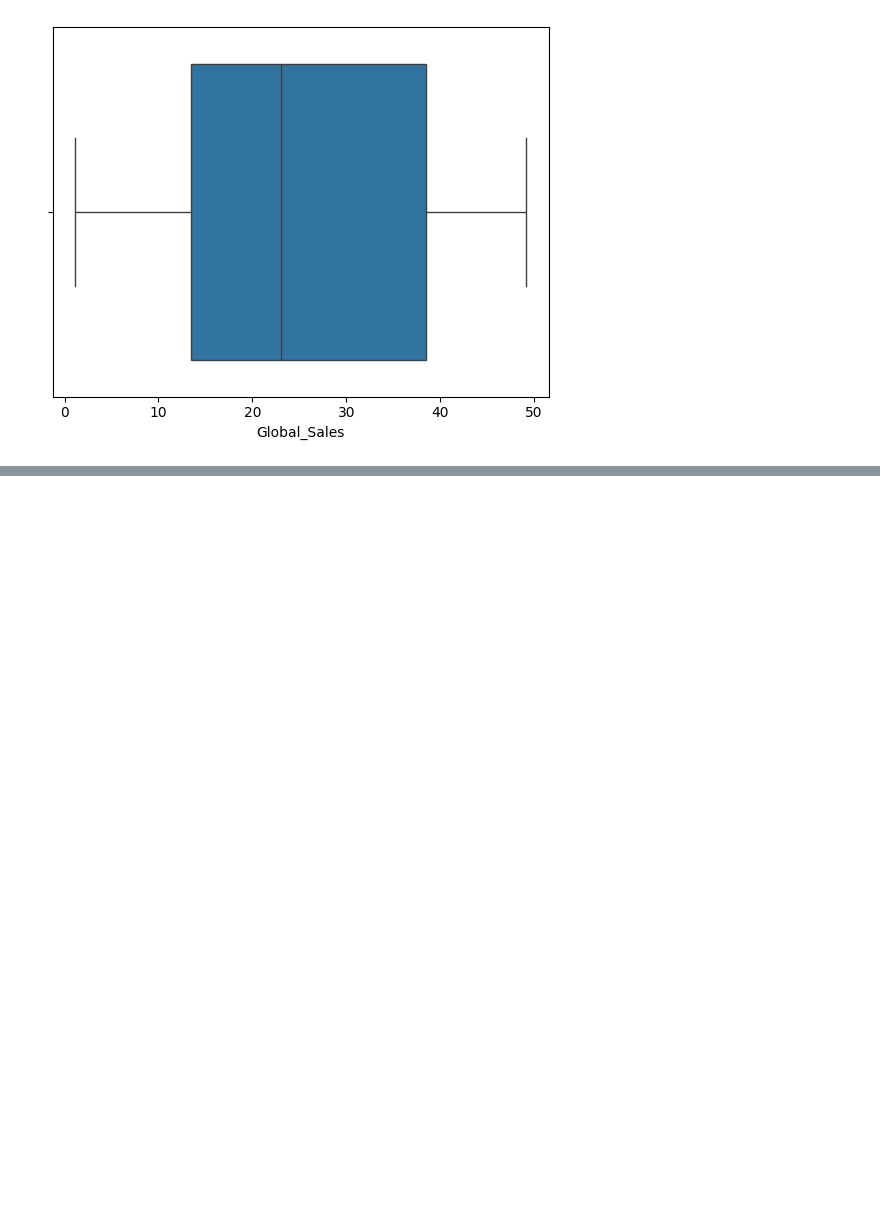
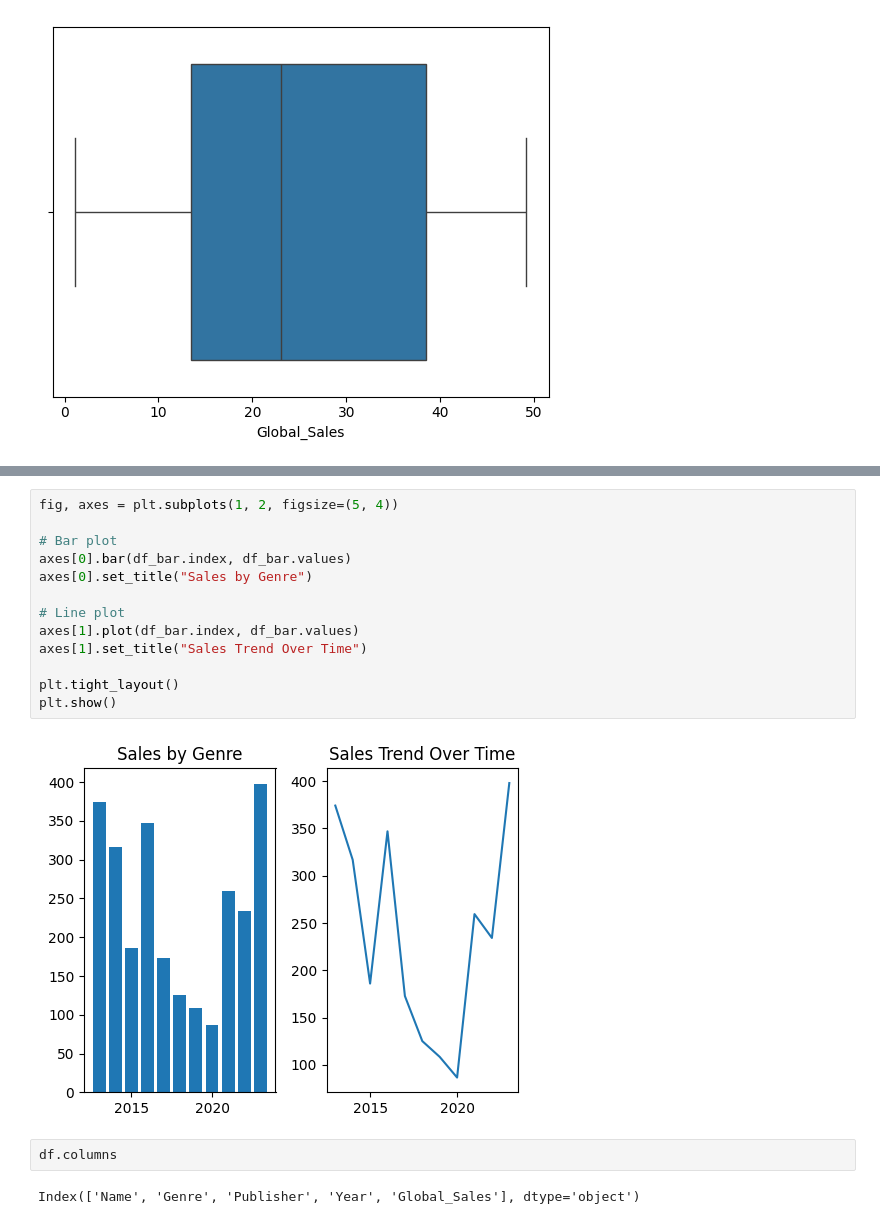
Before and after one commit to hitesh0404/Python, a Jupyter notebook: Batch337/jupyterNotebooks/learningMatplotLib.ipynb, the cells around one changed output, grey strips where cells are left out. Drawn from its saved outputs; the diff is of its cells as text; blank space fills up the shorter version.

```diff
--- a/Batch337/jupyterNotebooks/learningMatplotLib.ipynb
+++ b/Batch337/jupyterNotebooks/learningMatplotLib.ipynb
@@ -285,0 +350,19 @@ plt.show()
+# %%
+fig, axes = plt.subplots(1, 2, figsize=(5, 4))
+
+# Bar plot
+axes[0].bar(df_bar.index, df_bar.values)
+axes[0].set_title("Sales by Genre")
+
+# Line plot
+axes[1].plot(df_bar.index, df_bar.values)
+axes[1].set_title("Sales Trend Over Time")
+
+plt.tight_layout()
+plt.show()
+# %% [output]
+[figure, added]
+# %%
+df.columns
+# %% [output]
+Index(['Name', 'Genre', 'Publisher', 'Year', 'Global_Sales'], dtype='object')
```
Also changed, not shown: parts of 16 cells of this notebook, 5 other files.
